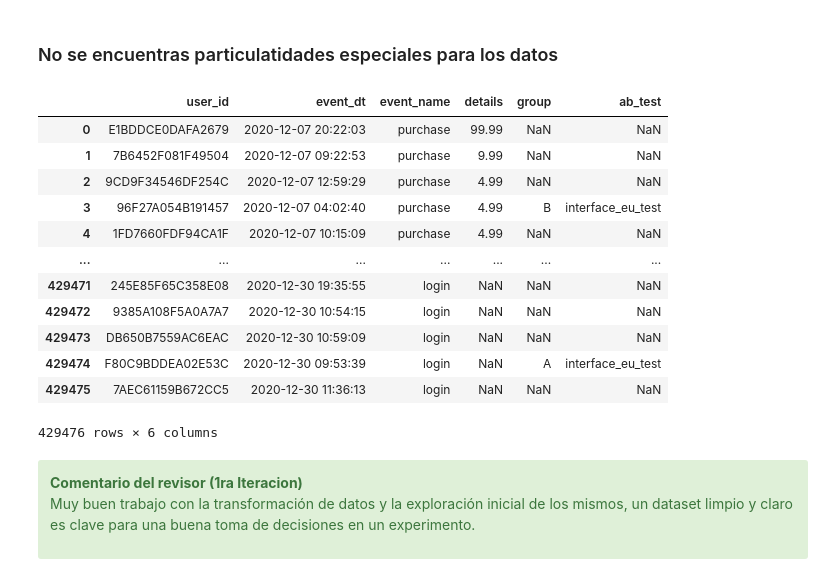
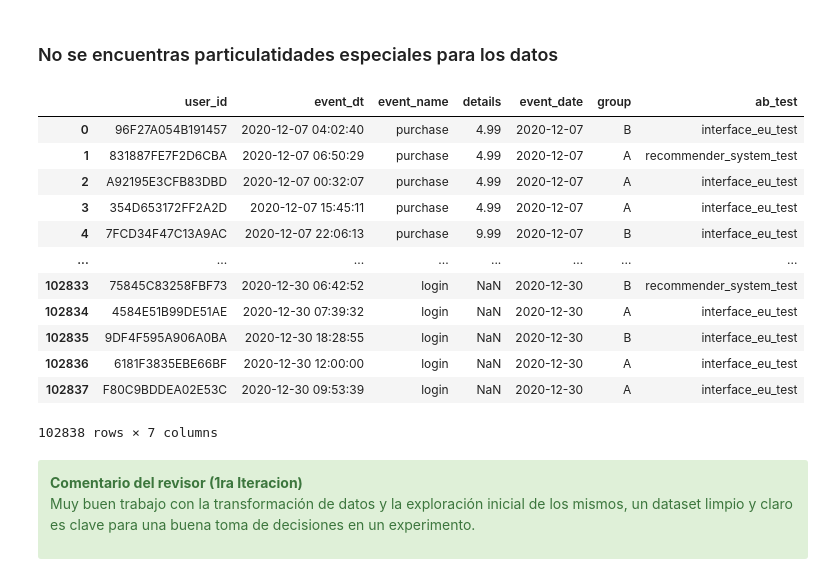
Before and after one commit to hukitan/tripleten, a Jupyter notebook: Proyectos_en_desarrollo/Proyecto Final/ab_Test_1it.ipynb, the cells around one changed output. Drawn from its saved outputs; the diff is of its cells as text; code cells hidden in the pictures.

```diff
--- a/Proyectos_en_desarrollo/Proyecto Final/ab_Test_1it.ipynb
+++ b/Proyectos_en_desarrollo/Proyecto Final/ab_Test_1it.ipynb
@@ -175,37 +177,41 @@ Duplicados:
 # %%
 # Convertir fechas a datetime
 new_users['first_date'] = pd.to_datetime(new_users['first_date'])
 events['event_dt'] = pd.to_datetime(events['event_dt'])
+events["event_date"] = events["event_dt"].dt.date
 marketing_events[['start_dt', 'finish_dt']] = marketing_events[[
     'start_dt', 'finish_dt']].apply(pd.to_datetime)
+
 
 
 # # Filtrar eventos dentro del período de la prueba (07/12/2020 - 01/01/2021)
 
 # events = events[(events['event_dt'] >= '2020-12-07') &
 
 #                 (events['event_dt'] <= '2021-01-01')]
 
 
+
 # Unir eventos con información de grupos
 
-df = events.merge(participants, on='user_id', how='left')
+
+df = events.merge(participants, on='user_id', how='inner')
 
 df
 # %% [output]
-|  | user_id | event_dt | event_name | details | group | ab_test |
-| 0 | E1BDDCE0DAFA2679 | 2020-12-07 20:22:03 | purchase | 99.99 | NaN | NaN |
-| 1 | 7B6452F081F49504 | 2020-12-07 09:22:53 | purchase | 9.99 | NaN | NaN |
-| 2 | 9CD9F34546DF254C | 2020-12-07 12:59:29 | purchase | 4.99 | NaN | NaN |
-| 3 | 96F27A054B191457 | 2020-12-07 04:02:40 | purchase | 4.99 | B | interface_eu_test |
-| 4 | 1FD7660FDF94CA1F | 2020-12-07 10:15:09 | purchase | 4.99 | NaN | NaN |
-| ... | ... | ... | ... | ... | ... | ... |
-| 429471 | 245E85F65C358E08 | 2020-12-30 19:35:55 | login | NaN | NaN | NaN |
-| 429472 | 9385A108F5A0A7A7 | 2020-12-30 10:54:15 | login | NaN | NaN | NaN |
-| 429473 | DB650B7559AC6EAC | 2020-12-30 10:59:09 | login | NaN | NaN | NaN |
-| 429474 | F80C9BDDEA02E53C | 2020-12-30 09:53:39 | login | NaN | A | interface_eu_test |
-| 429475 | 7AEC61159B672CC5 | 2020-12-30 11:36:13 | login | NaN | NaN | NaN |
+|  | user_id | event_dt | event_name | details | event_date | group | ab_test |
+| 0 | 96F27A054B191457 | 2020-12-07 04:02:40 | purchase | 4.99 | 2020-12-07 | B | interface_eu_test |
+| 1 | 831887FE7F2D6CBA | 2020-12-07 06:50:29 | purchase | 4.99 | 2020-12-07 | A | recommender_system_test |
+| 2 | A92195E3CFB83DBD | 2020-12-07 00:32:07 | purchase | 4.99 | 2020-12-07 | A | interface_eu_test |
+| 3 | 354D653172FF2A2D | 2020-12-07 15:45:11 | purchase | 4.99 | 2020-12-07 | A | interface_eu_test |
+| 4 | 7FCD34F47C13A9AC | 2020-12-07 22:06:13 | purchase | 9.99 | 2020-12-07 | B | interface_eu_test |
+| ... | ... | ... | ... | ... | ... | ... | ... |
+| 102833 | 75845C83258FBF73 | 2020-12-30 06:42:52 | login | NaN | 2020-12-30 | B | recommender_system_test |
+| 102834 | 4584E51B99DE51AE | 2020-12-30 07:39:32 | login | NaN | 2020-12-30 | A | interface_eu_test |
+| 102835 | 9DF4F595A906A0BA | 2020-12-30 18:28:55 | login | NaN | 2020-12-30 | B | interface_eu_test |
+| 102836 | 6181F3835EBE66BF | 2020-12-30 12:00:00 | login | NaN | 2020-12-30 | A | interface_eu_test |
+| 102837 | F80C9BDDEA02E53C | 2020-12-30 09:53:39 | login | NaN | 2020-12-30 | A | interface_eu_test |
-429476 rows × 6 columns
+102838 rows × 7 columns
 # %% [markdown]
 <div class="alert alert-block alert-success">
 <b>Comentario del revisor (1ra Iteracion)</b> <a class=“tocSkip”></a>
```
Also changed, not shown: parts of 32 cells of this notebook.
